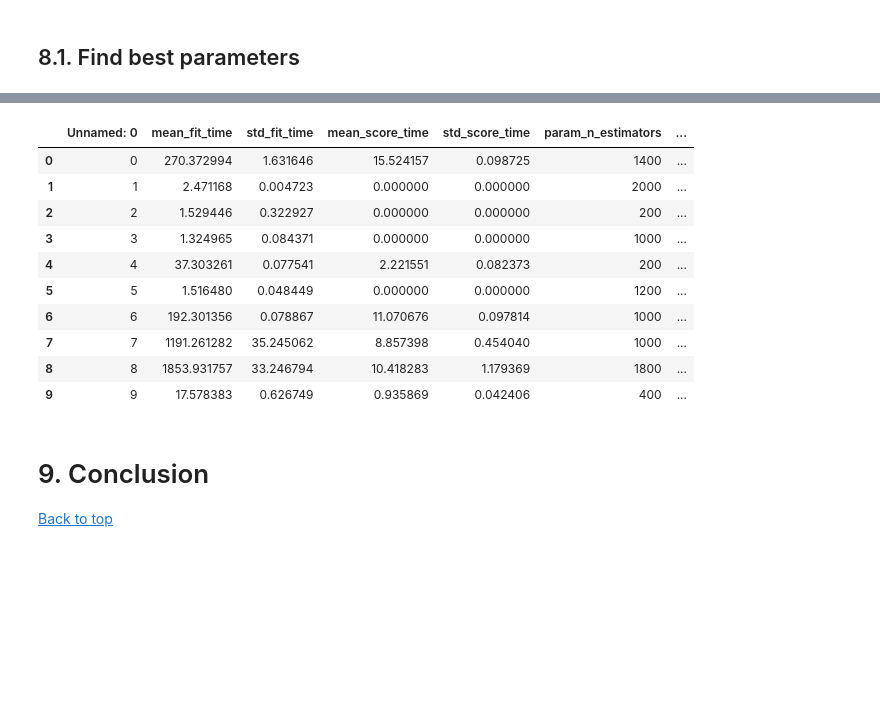
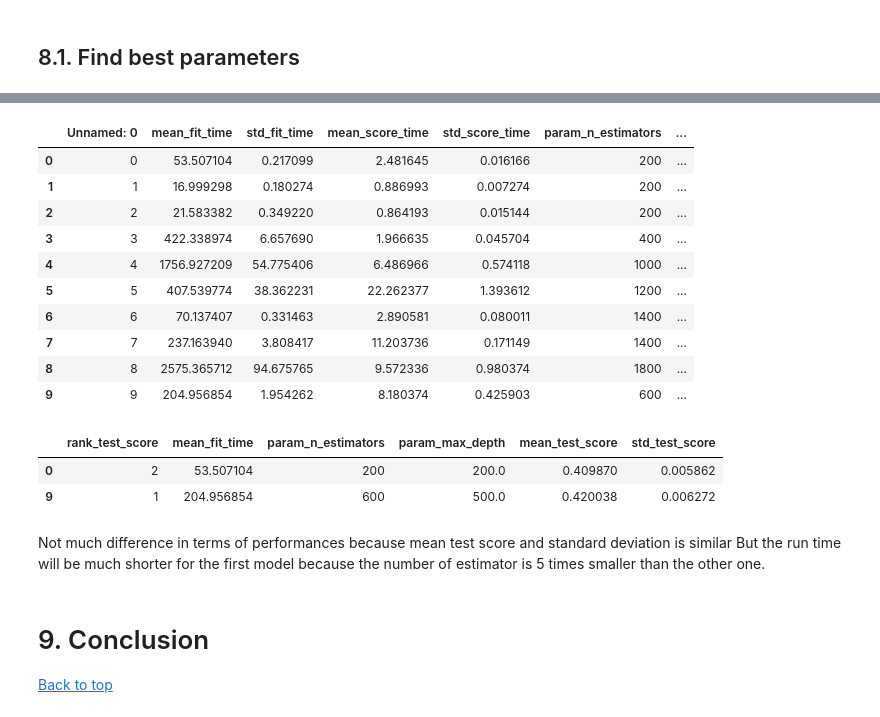
Before and after one commit to Au-Jonathan/New-York-Taxi-Analysis, a Jupyter notebook: NY_Taxi_Full.ipynb, the cells around one changed output, grey strips where cells are left out. Saved outputs shown, nothing was run; the diff lists cells and outputs as text; code cells hidden in the pictures; blank space fills up the shorter version.

Commit message:
Final model tuning in progress

```diff
--- a/NY_Taxi_Full.ipynb
+++ b/NY_Taxi_Full.ipynb
@@ -1425,16 +1424,17 @@ performances
 # %%
 performances.to_csv('performances')
 # %%
-pd.read_csv('performances')
+performances=pd.read_csv('performances')
+performances
 # %% [output]
 |  | Unnamed: 0 | mean_fit_time | std_fit_time | mean_score_time | std_score_time | param_n_estimators | ... |
-| 0 | 0 | 270.372994 | 1.631646 | 15.524157 | 0.098725 | 1400 | ... |
-| 1 | 1 | 2.471168 | 0.004723 | 0.000000 | 0.000000 | 2000 | ... |
-| 2 | 2 | 1.529446 | 0.322927 | 0.000000 | 0.000000 | 200 | ... |
-| 3 | 3 | 1.324965 | 0.084371 | 0.000000 | 0.000000 | 1000 | ... |
-| 4 | 4 | 37.303261 | 0.077541 | 2.221551 | 0.082373 | 200 | ... |
-| 5 | 5 | 1.516480 | 0.048449 | 0.000000 | 0.000000 | 1200 | ... |
-| 6 | 6 | 192.301356 | 0.078867 | 11.070676 | 0.097814 | 1000 | ... |
-| 7 | 7 | 1191.261282 | 35.245062 | 8.857398 | 0.454040 | 1000 | ... |
-| 8 | 8 | 1853.931757 | 33.246794 | 10.418283 | 1.179369 | 1800 | ... |
-| 9 | 9 | 17.578383 | 0.626749 | 0.935869 | 0.042406 | 400 | ... |
+| 0 | 0 | 53.507104 | 0.217099 | 2.481645 | 0.016166 | 200 | ... |
+| 1 | 1 | 16.999298 | 0.180274 | 0.886993 | 0.007274 | 200 | ... |
+| 2 | 2 | 21.583382 | 0.349220 | 0.864193 | 0.015144 | 200 | ... |
+| 3 | 3 | 422.338974 | 6.657690 | 1.966635 | 0.045704 | 400 | ... |
+| 4 | 4 | 1756.927209 | 54.775406 | 6.486966 | 0.574118 | 1000 | ... |
+| 5 | 5 | 407.539774 | 38.362231 | 22.262377 | 1.393612 | 1200 | ... |
+| 6 | 6 | 70.137407 | 0.331463 | 2.890581 | 0.080011 | 1400 | ... |
+| 7 | 7 | 237.163940 | 3.808417 | 11.203736 | 0.171149 | 1400 | ... |
+| 8 | 8 | 2575.365712 | 94.675765 | 9.572336 | 0.980374 | 1800 | ... |
+| 9 | 9 | 204.956854 | 1.954262 | 8.180374 | 0.425903 | 600 | ... |
@@ -1441,3 +1443,12 @@ pd.read_csv('performances')
+# %%
+performances_top[['rank_test_score','mean_fit_time','param_n_estimators','param_max_depth','mean_test_score','std_test_score']]
+# %% [output]
+|  | rank_test_score | mean_fit_time | param_n_estimators | param_max_depth | mean_test_score | std_test_score |
+| 0 | 2 | 53.507104 | 200 | 200.0 | 0.409870 | 0.005862 |
+| 9 | 1 | 204.956854 | 600 | 500.0 | 0.420038 | 0.006272 |
+# %% [markdown]
+Not much difference in terms of performances because mean test score and standard deviation is similar
+But the run time will be much shorter for the first model because the number of estimator is 5 times smaller than the other one.
 # %% [markdown]
 # 9. Conclusion <a id='conclusion'></a>
 [Back to top](#table_of_contents)
```
Also changed, not shown: parts of 18 cells of this notebook, 1 other file.
